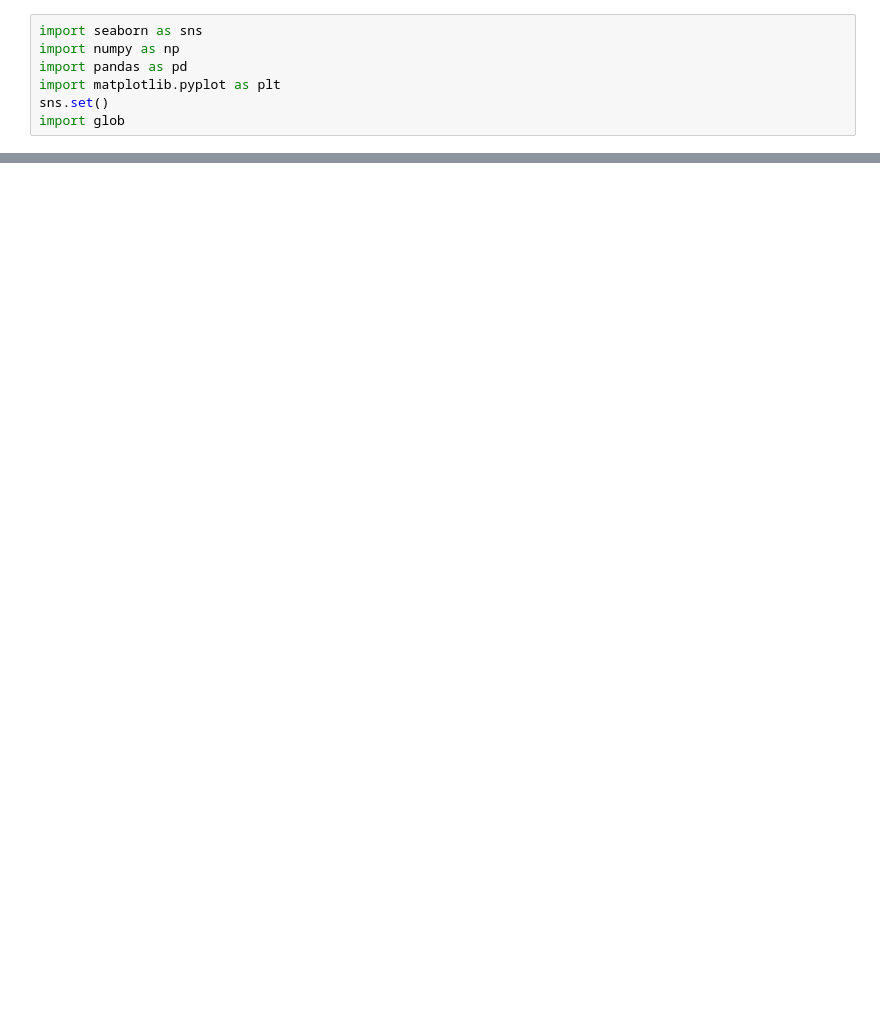
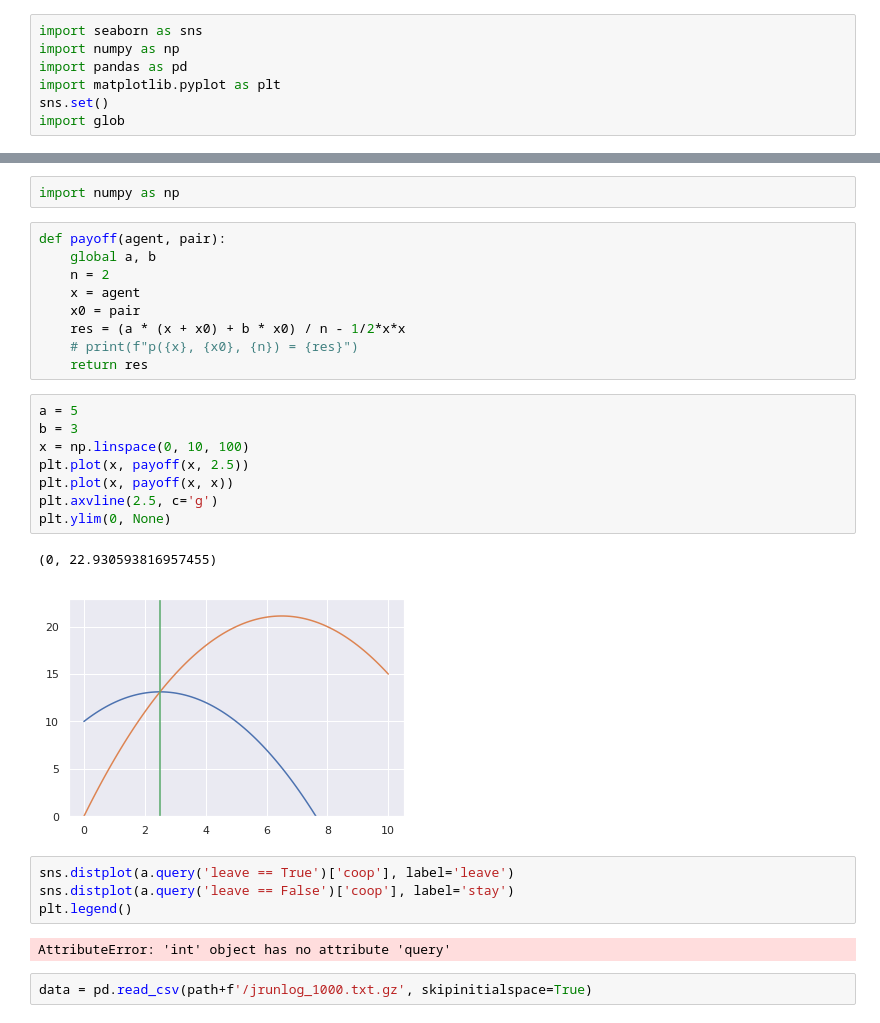
Before and after one commit to PaulEcoffet/controlchoicepunish, a Jupyter notebook: fitness_plot.ipynb, the cells around one changed output, grey strips where cells are left out. Cells and saved outputs as stored; diff of their text form; blank space fills up the shorter version.

```diff
--- a/fitness_plot.ipynb
+++ b/fitness_plot.ipynb
@@ -44,0 +104,30 @@ gzip: /media/paul/NotTooSlow/controlcontpunishdata/choice-2018-10-28-1037/run_04
+# %%
+import numpy as np
+# %%
+def payoff(agent, pair):
+    global a, b
+    n = 2
+    x = agent
+    x0 = pair
+    res = (a * (x + x0) + b * x0) / n - 1/2*x*x
+    # print(f"p({x}, {x0}, {n}) = {res}")
+    return res
+# %%
+a = 5
+b = 3
+x = np.linspace(0, 10, 100)
+plt.plot(x, payoff(x, 2.5))
+plt.plot(x, payoff(x, x))
+plt.axvline(2.5, c='g')
+plt.ylim(0, None)
+# %% [output]
+(0, 22.930593816957455)
+[figure, added]
+# %%
+sns.distplot(a.query('leave == True')['coop'], label='leave')
+sns.distplot(a.query('leave == False')['coop'], label='stay')
+plt.legend()
+# %% [output]
+AttributeError: 'int' object has no attribute 'query'
+# %%
+data = pd.read_csv(path+f'/jrunlog_1000.txt.gz', skipinitialspace=True)
```
Also changed, not shown: parts of 4 cells of this notebook, 1 other file.
